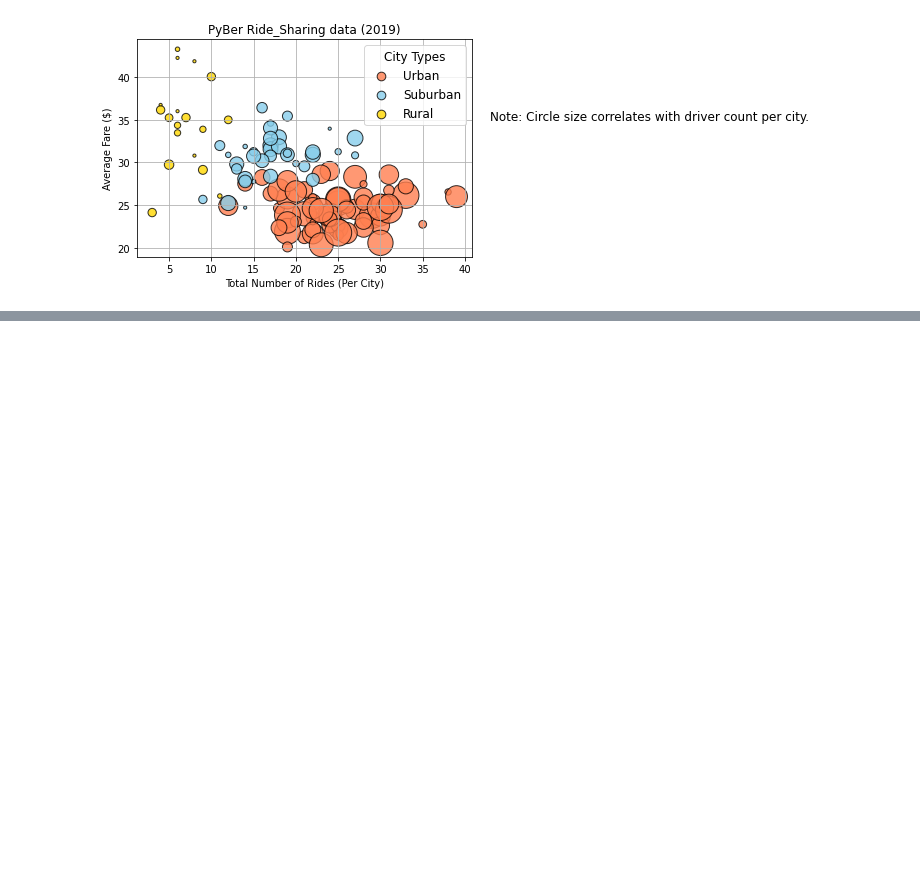
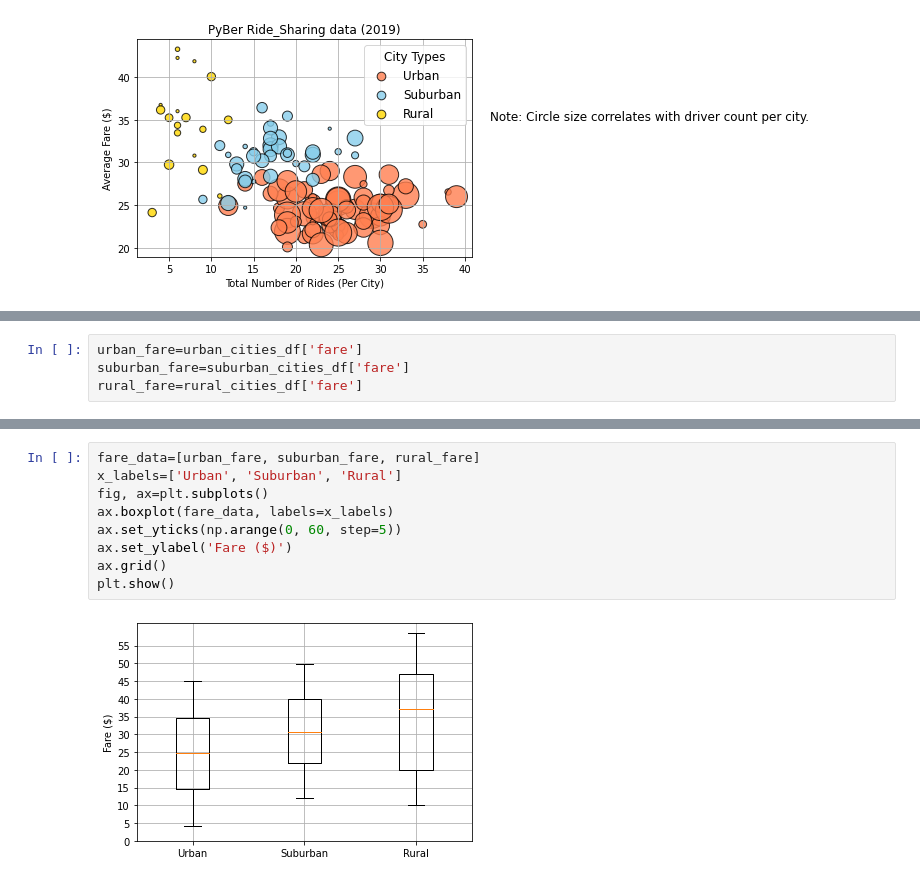
Before and after one commit to shrouqalulaime/PyBer_Analysis, a Jupyter notebook: PyBer.ipynb, the cells around one changed output, grey strips where cells are left out. Cells and saved outputs as stored; diff of their text form; blank space fills up the shorter version.

```diff
--- a/PyBer.ipynb
+++ b/PyBer.ipynb
@@ -140,0 +268,4 @@ plt.show()
+# %%
+urban_fare=urban_cities_df['fare']
+suburban_fare=suburban_cities_df['fare']
+rural_fare=rural_cities_df['fare']
@@ -140,0 +335,11 @@ plt.show()
+# %%
+fare_data=[urban_fare, suburban_fare, rural_fare]
+x_labels=['Urban', 'Suburban', 'Rural']
+fig, ax=plt.subplots()
+ax.boxplot(fare_data, labels=x_labels)
+ax.set_yticks(np.arange(0, 60, step=5))
+ax.set_ylabel('Fare ($)')
+ax.grid()
+plt.show()
+# %% [output]
+[figure, added]
```
Also changed, not shown: parts of 32 cells of this notebook, 1 other file.
